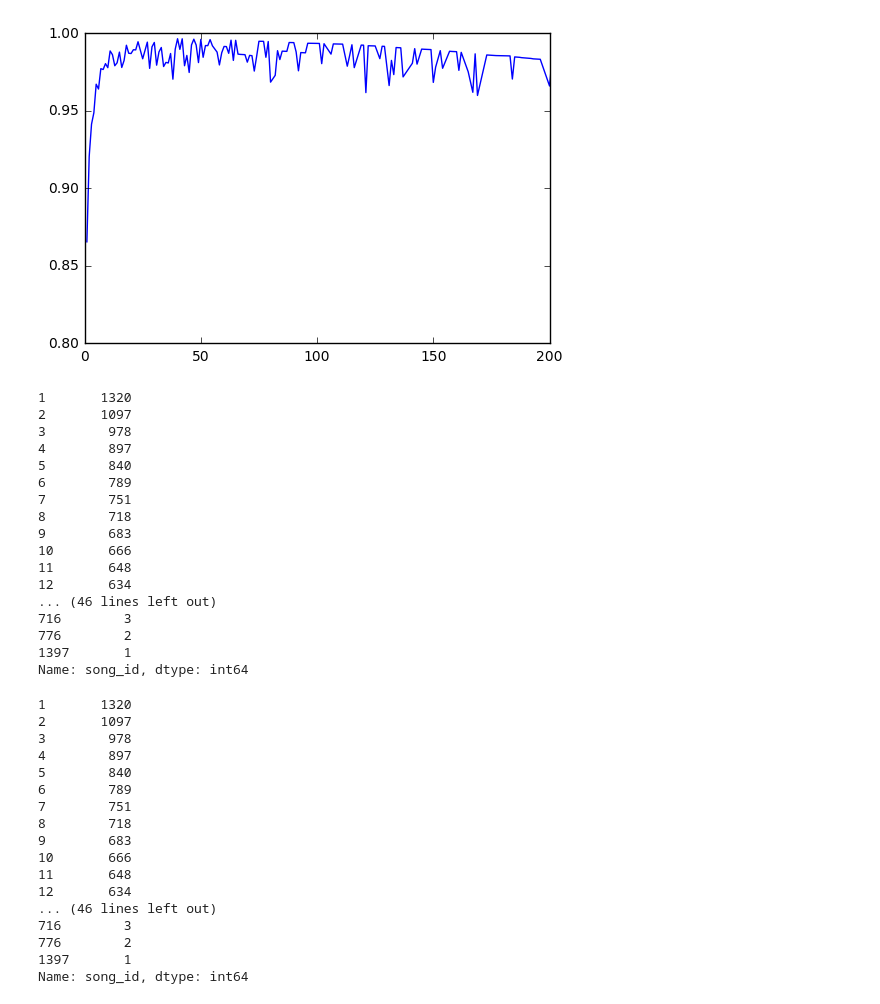
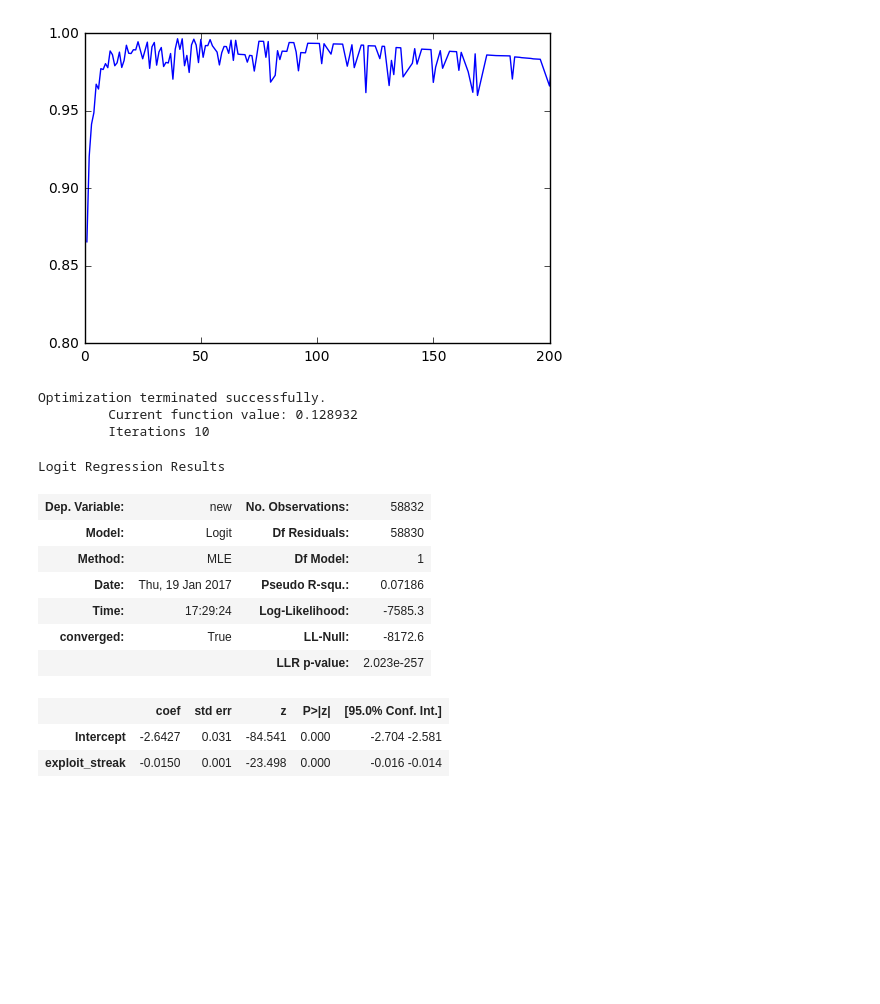
Before and after one commit to jlorince/MusicForaging, a Jupyter notebook: notebooks/Coherency-Maximzing.ipynb, the cells around one changed output. Saved outputs shown, nothing was run; the diff lists cells and outputs as text; code cells hidden in the pictures; blank space fills up the shorter version.

```diff
--- a/notebooks/Coherency-Maximzing.ipynb
+++ b/notebooks/Coherency-Maximzing.ipynb
@@ -242,43 +242,22 @@ ax.set_ylim(.8,1)
 [figure]
 # %%
 result = (x.shift(-1) / x)
-# %%
-x
-# %% [output]
-1       1320
-2       1097
-3        978
-4        897
-5        840
-6        789
-7        751
-8        718
-9        683
-10       666
-11       648
-12       634
-... (46 lines left out)
-716        3
-776        2
-1397       1
-Name: song_id, dtype: int64
-# %%
-x
-# %% [output]
-1       1320
-2       1097
-3        978
-4        897
-5        840
-6        789
-7        751
-8        718
-9        683
-10       666
-11       648
-12       634
-... (46 lines left out)
-716        3
-776        2
-1397       1
-Name: song_id, dtype: int64
+# %%
+from statsmodels.formula.api import logit
+l = logit(formula = 'new ~ exploit_streak', data = df).fit()
+l.summary()
+# %% [output]
+Optimization terminated successfully.
+         Current function value: 0.128932
+         Iterations 10
+Logit Regression Results
+| Dep. Variable: | new | No. Observations: | 58832 |
+| Model: | Logit | Df Residuals: | 58830 |
+| Method: | MLE | Df Model: | 1 |
+| Date: | Thu, 19 Jan 2017 | Pseudo R-squ.: | 0.07186 |
+| Time: | 17:29:24 | Log-Likelihood: | -7585.3 |
+| converged: | True | LL-Null: | -8172.6 |
+|  |  | LLR p-value: | 2.023e-257 |
+|  | coef | std err | z | P>|z| | [95.0% Conf. Int.] |
+| Intercept | -2.6427 | 0.031 | -84.541 | 0.000 | -2.704 -2.581 |
+| exploit_streak | -0.0150 | 0.001 | -23.498 | 0.000 | -0.016 -0.014 |
```
Also changed, not shown: parts of 3 cells of this notebook, 1 other file.
